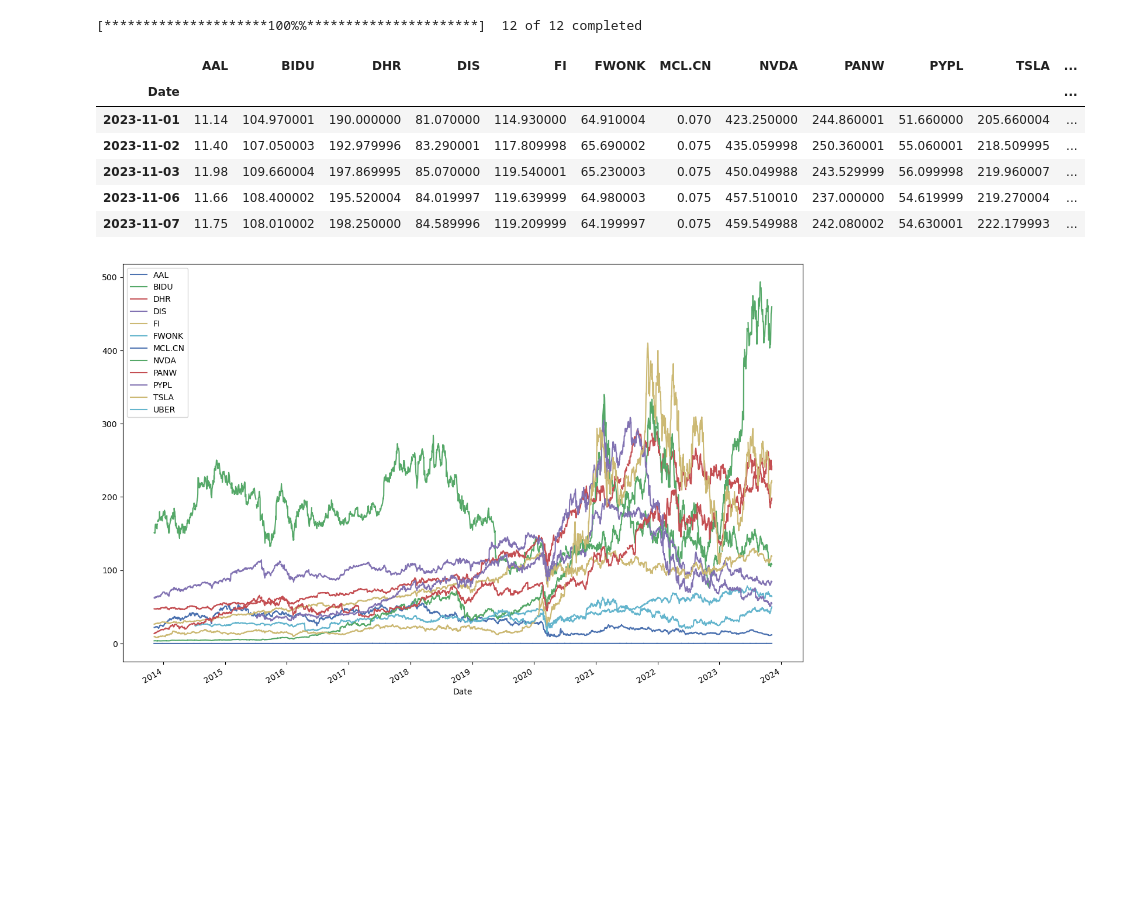
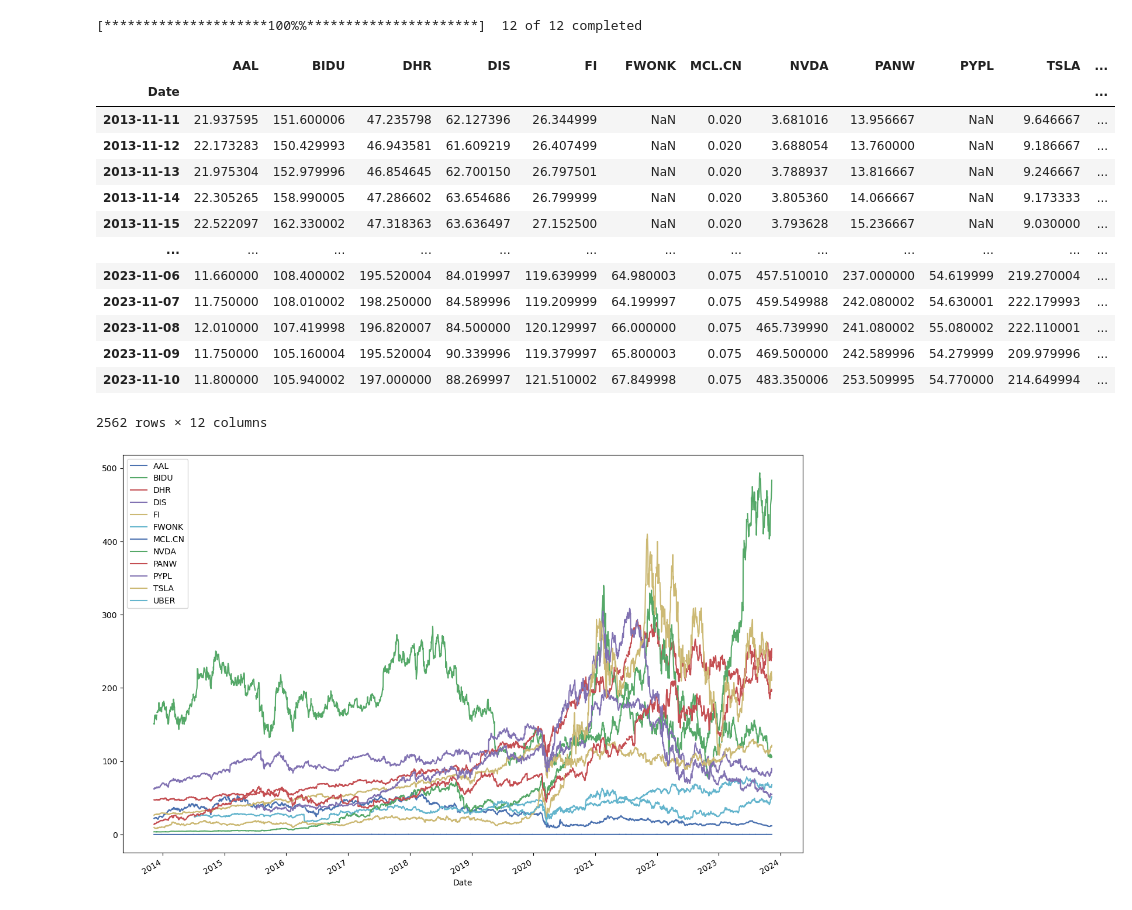
Before and after one commit to sosamartin/PRJCT, a Jupyter notebook: project example.ipynb, the cells around one changed output. Saved outputs shown, nothing was run; the diff lists cells and outputs as text; code cells hidden in the pictures; blank space fills up the shorter version.

```diff
--- a/project example.ipynb
+++ b/project example.ipynb
@@ -47,15 +46,22 @@ stock_data = yf.download(tickers, period="10y")
 [*********************100%%**********************]  12 of 12 completed
 # %%
 prices = pd.DataFrame(stock_data["Adj Close"].dropna(how="all"))
-prices.tail()
+prices
 # %% [output]
 |  | AAL | BIDU | DHR | DIS | FI | FWONK | MCL.CN | NVDA | PANW | PYPL | TSLA | ... |
 | Date |  |  |  |  |  |  |  |  |  |  |  | ... |
-| 2023-11-01 | 11.14 | 104.970001 | 190.000000 | 81.070000 | 114.930000 | 64.910004 | 0.070 | 423.250000 | 244.860001 | 51.660000 | 205.660004 | ... |
-| 2023-11-02 | 11.40 | 107.050003 | 192.979996 | 83.290001 | 117.809998 | 65.690002 | 0.075 | 435.059998 | 250.360001 | 55.060001 | 218.509995 | ... |
-| 2023-11-03 | 11.98 | 109.660004 | 197.869995 | 85.070000 | 119.540001 | 65.230003 | 0.075 | 450.049988 | 243.529999 | 56.099998 | 219.960007 | ... |
-| 2023-11-06 | 11.66 | 108.400002 | 195.520004 | 84.019997 | 119.639999 | 64.980003 | 0.075 | 457.510010 | 237.000000 | 54.619999 | 219.270004 | ... |
-| 2023-11-07 | 11.75 | 108.010002 | 198.250000 | 84.589996 | 119.209999 | 64.199997 | 0.075 | 459.549988 | 242.080002 | 54.630001 | 222.179993 | ... |
+| 2013-11-11 | 21.937595 | 151.600006 | 47.235798 | 62.127396 | 26.344999 | NaN | 0.020 | 3.681016 | 13.956667 | NaN | 9.646667 | ... |
+| 2013-11-12 | 22.173283 | 150.429993 | 46.943581 | 61.609219 | 26.407499 | NaN | 0.020 | 3.688054 | 13.760000 | NaN | 9.186667 | ... |
+| 2013-11-13 | 21.975304 | 152.979996 | 46.854645 | 62.700150 | 26.797501 | NaN | 0.020 | 3.788937 | 13.816667 | NaN | 9.246667 | ... |
+| 2013-11-14 | 22.305265 | 158.990005 | 47.286602 | 63.654686 | 26.799999 | NaN | 0.020 | 3.805360 | 14.066667 | NaN | 9.173333 | ... |
+| 2013-11-15 | 22.522097 | 162.330002 | 47.318363 | 63.636497 | 27.152500 | NaN | 0.020 | 3.793628 | 15.236667 | NaN | 9.030000 | ... |
+| ... | ... | ... | ... | ... | ... | ... | ... | ... | ... | ... | ... | ... |
+| 2023-11-06 | 11.660000 | 108.400002 | 195.520004 | 84.019997 | 119.639999 | 64.980003 | 0.075 | 457.510010 | 237.000000 | 54.619999 | 219.270004 | ... |
+| 2023-11-07 | 11.750000 | 108.010002 | 198.250000 | 84.589996 | 119.209999 | 64.199997 | 0.075 | 459.549988 | 242.080002 | 54.630001 | 222.179993 | ... |
+| 2023-11-08 | 12.010000 | 107.419998 | 196.820007 | 84.500000 | 120.129997 | 66.000000 | 0.075 | 465.739990 | 241.080002 | 55.080002 | 222.110001 | ... |
+| 2023-11-09 | 11.750000 | 105.160004 | 195.520004 | 90.339996 | 119.379997 | 65.800003 | 0.075 | 469.500000 | 242.589996 | 54.279999 | 209.979996 | ... |
+| 2023-11-10 | 11.800000 | 105.940002 | 197.000000 | 88.269997 | 121.510002 | 67.849998 | 0.075 | 483.350006 | 253.509995 | 54.770000 | 214.649994 | ... |
+2562 rows × 12 columns
 # %%
 prices[prices.index >= "2013-01-01"].plot(figsize=(15,10));
 # %% [output]
```
Also changed, not shown: parts of 31 cells of this notebook.
